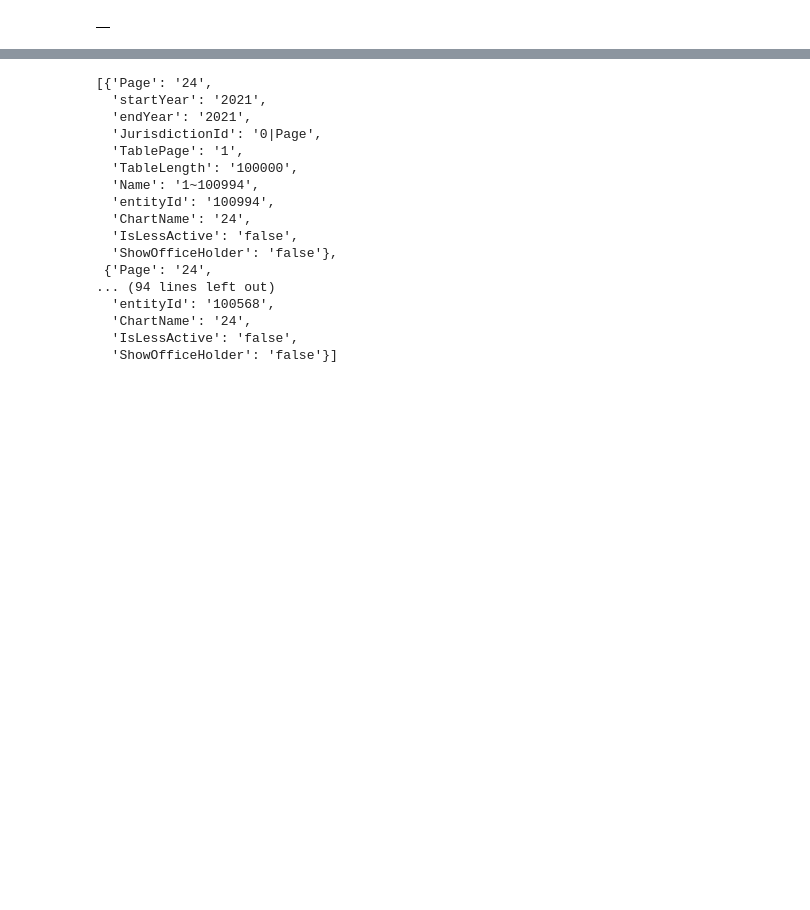
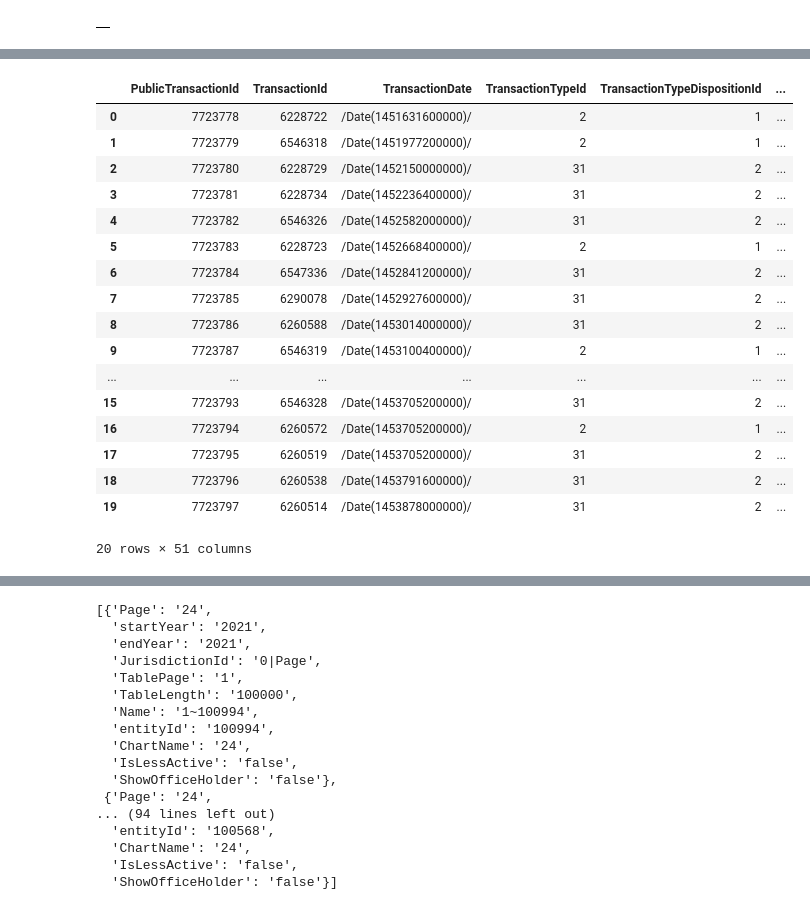
Before and after one commit to uchicago-dsi/climate-cabinet-campaign-finance-tracker, a Jupyter notebook: notebooks/az_webcrawler_3.ipynb, the cells around one changed output, grey strips where cells are left out. Drawn from its saved outputs; the diff is of its cells as text; code cells hidden in the pictures; blank space fills up the shorter version.

```diff
--- a/notebooks/az_webcrawler_3.ipynb
+++ b/notebooks/az_webcrawler_3.ipynb
@@ -550,0 +648,36 @@ az_wrapper("PAC/IEFor", 2019, 2022)
+# %%
+az = az_wrapper("Candidate/All Transactions", 2016, 2016)
+
+#what is the diff btwn public transaction id and transactions id?
+
+#useful columns: transaction id
+#transaction date, transaction type, amount, committee name, amount, entity description,
+
+#Receivedfromorpaidto is a useful column, but unclear how it's formatted
+#one number is transaction name id, another in transaction group id, but the second
+#is unclear
+#still, looks like it's redundant with other stuff, except the strings, which
+#can be pulled out just from the last element
+#considering the cleanliness of the dataset, I don't think we need to worry about the nulls
+#we just expect a bunch of them for this, it's part of the landscape
+
+#why are so many listed as Opposing in the final column?
+# %% [output]
+|  | PublicTransactionId | TransactionId | TransactionDate | TransactionTypeId | TransactionTypeDispositionId | ... |
+| 0 | 7723778 | 6228722 | /Date(1451631600000)/ | 2 | 1 | ... |
+| 1 | 7723779 | 6546318 | /Date(1451977200000)/ | 2 | 1 | ... |
+| 2 | 7723780 | 6228729 | /Date(1452150000000)/ | 31 | 2 | ... |
+| 3 | 7723781 | 6228734 | /Date(1452236400000)/ | 31 | 2 | ... |
+| 4 | 7723782 | 6546326 | /Date(1452582000000)/ | 31 | 2 | ... |
+| 5 | 7723783 | 6228723 | /Date(1452668400000)/ | 2 | 1 | ... |
+| 6 | 7723784 | 6547336 | /Date(1452841200000)/ | 31 | 2 | ... |
+| 7 | 7723785 | 6290078 | /Date(1452927600000)/ | 31 | 2 | ... |
+| 8 | 7723786 | 6260588 | /Date(1453014000000)/ | 31 | 2 | ... |
+| 9 | 7723787 | 6546319 | /Date(1453100400000)/ | 2 | 1 | ... |
+| ... | ... | ... | ... | ... | ... | ... |
+| 15 | 7723793 | 6546328 | /Date(1453705200000)/ | 31 | 2 | ... |
+| 16 | 7723794 | 6260572 | /Date(1453705200000)/ | 2 | 1 | ... |
+| 17 | 7723795 | 6260519 | /Date(1453705200000)/ | 31 | 2 | ... |
+| 18 | 7723796 | 6260538 | /Date(1453791600000)/ | 31 | 2 | ... |
+| 19 | 7723797 | 6260514 | /Date(1453878000000)/ | 31 | 2 | ... |
+20 rows × 51 columns
```
Also changed, not shown: parts of 12 cells of this notebook, 2 other files.
